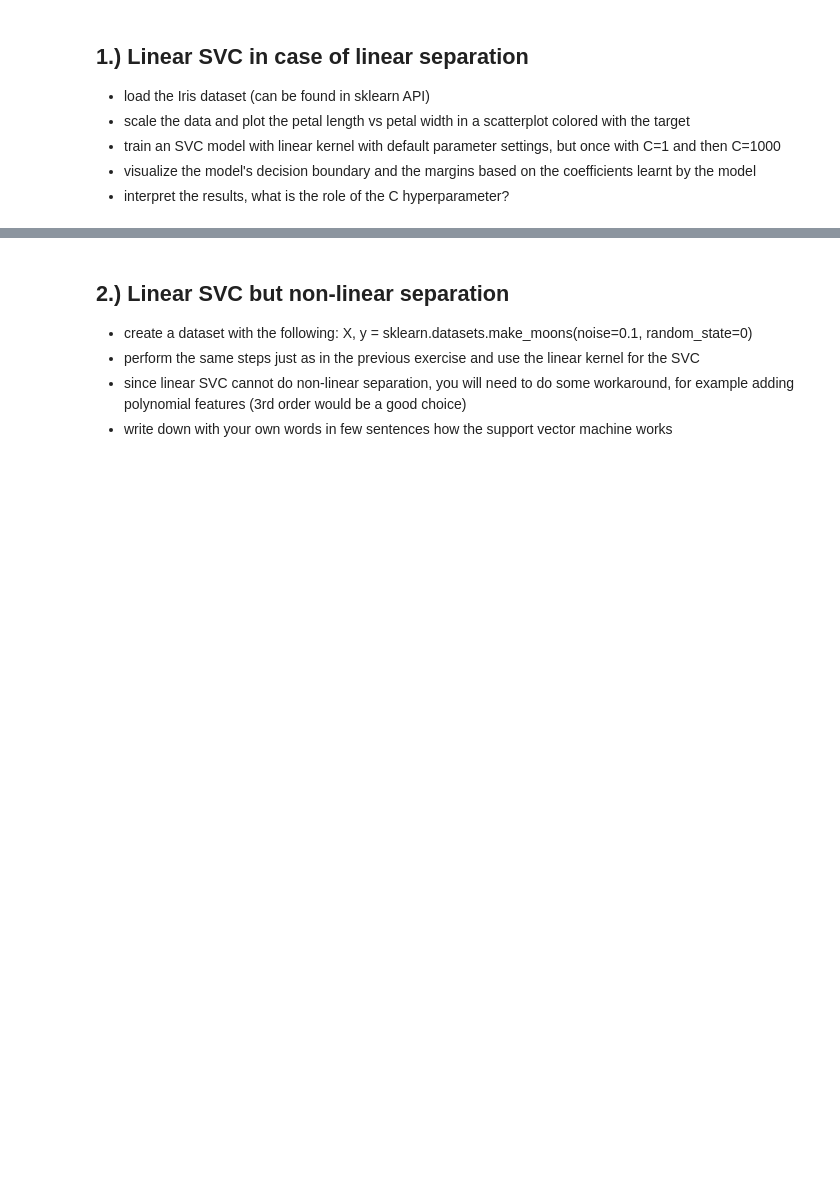
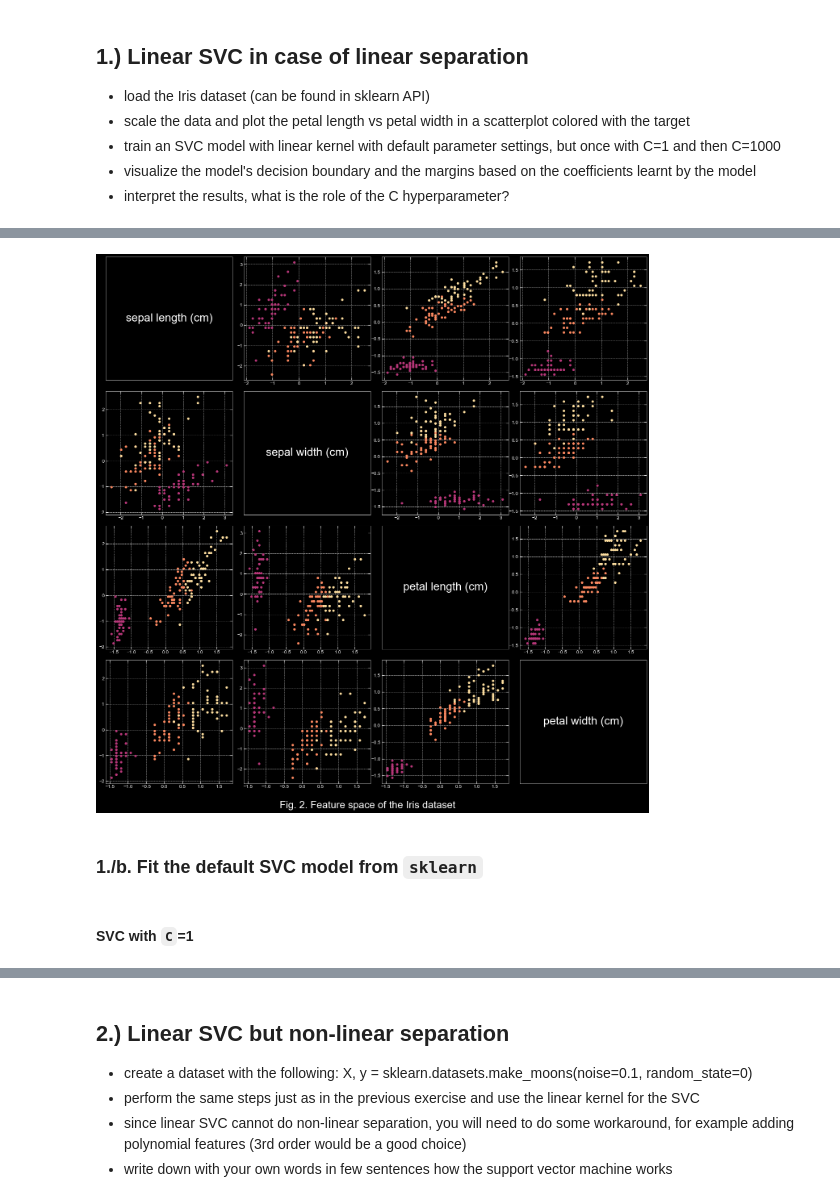
Before and after one commit to masterdesky/ELTE-data-mining-2020, a Jupyter notebook: Homeworks/Week 7/homework_07.ipynb, the cells around one changed output, grey strips where cells are left out. Cells and saved outputs as stored; diff of their text form; code cells hidden in the pictures; blank space fills up the shorter version.

```diff
--- a/Homeworks/Week 7/homework_07.ipynb
+++ b/Homeworks/Week 7/homework_07.ipynb
@@ -114,0 +184,31 @@ def scale_data(X):
+# %%
+# Visualize iris dataset
+nrows = 4
+ncols = 4
+fig, axes = plt.subplots(nrows, ncols, figsize=(ncols*6, nrows*6),
+                         facecolor='black', subplot_kw={'facecolor' : 'black'})
+fig.subplots_adjust(hspace=0.09, wspace=0.09)
+
+sc = 5
+target_colors = np.array([cm.magma(0.5), cm.magma(0.75), cm.magma(0.93)])
+for i in range(nrows):
+    for j in range(ncols):
+        ax = axes[i][j]
+        if i==j:
+            ax.text(0.5, 0.5, features[i], color='white',
+                    fontsize=28, ha='center', va='center')
+            ax.grid(False)
+            ax.set_xticks([])
+            ax.set_yticks([])
+        else:
+            ax.scatter(X[features[i]], X[features[j]], s=sc**2,
+                       color=target_colors[y])
+            ax.tick_params(axis='both', which='major', labelsize=12, colors='white')
+
+plt.suptitle('Fig. 2. Feature space of the Iris dataset', color='white',
+             fontsize=axistitlesize+5, y=0.1)
+plt.show()
+# %% [output]
+[figure, added]
+# %% [markdown]
+### 1./b. Fit the default SVC model from `sklearn`
@@ -114,0 +287,2 @@ def scale_data(X):
+# %% [markdown]
+#### SVC with `C`=1
```
Also changed, not shown: parts of 23 cells of this notebook, 1 other file.
